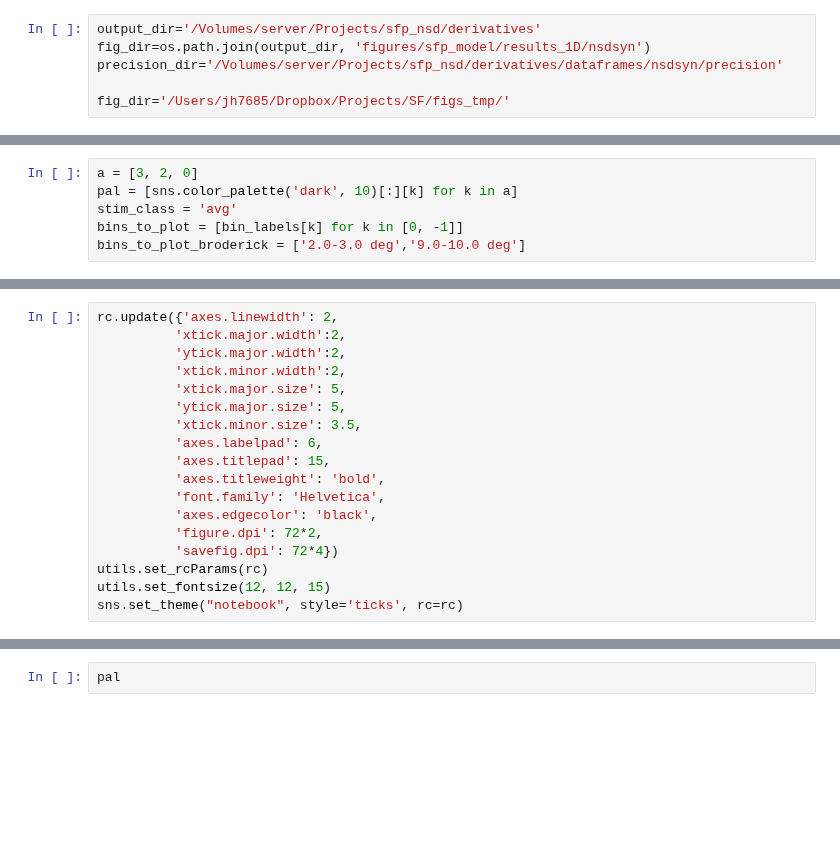
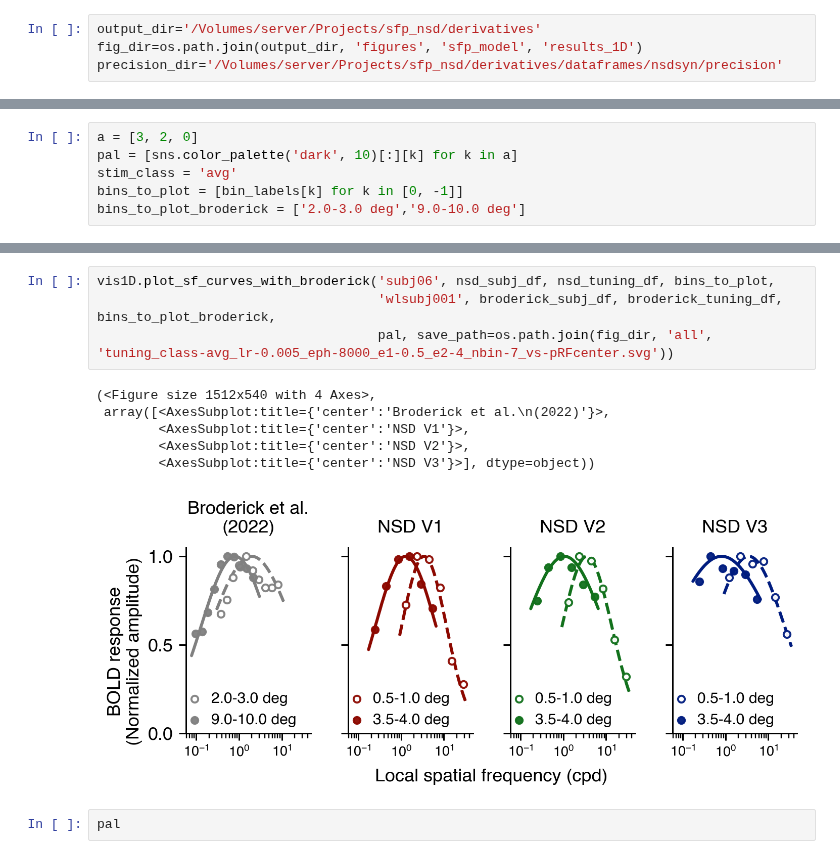
Before and after one commit to JiyeongHa/Spatial-Frequency-Preference_NSDsyn, a Jupyter notebook: notebooks/2.3-plot-tuning-curve-results.ipynb, the cells around one changed output, grey strips where cells are left out. Cells and saved outputs as stored; diff of their text form; blank space fills up the shorter version.

Commit message:
function for plotting all dataset's tuning curves

```diff
--- a/notebooks/2.3-plot-tuning-curve-results.ipynb
+++ b/notebooks/2.3-plot-tuning-curve-results.ipynb
@@ -46,9 +48,7 @@ mpl.rcParams.update(rc)
 # %%
 output_dir='/Volumes/server/Projects/sfp_nsd/derivatives'
-fig_dir=os.path.join(output_dir, 'figures/sfp_model/results_1D/nsdsyn')
+fig_dir=os.path.join(output_dir, 'figures', 'sfp_model', 'results_1D')
 precision_dir='/Volumes/server/Projects/sfp_nsd/derivatives/dataframes/nsdsyn/precision'
-
-fig_dir='/Users/jh7685/Dropbox/Projects/SF/figs_tmp/'
 # %%
 stim_classes=['annulus', 'pinwheel', 'forward spiral', 'reverse spiral']
 roi_list=['V1','V2','V3']
@@ -150,18 +135,0 @@ array(['1.0-2.0 deg', '2.0-3.0 deg', '3.0-4.0 deg', '4.0-5.0 deg',
-# %%
-rc.update({'axes.linewidth': 2,
-          'xtick.major.width':2,
-          'ytick.major.width':2,
-          'xtick.minor.width':2,
-          'xtick.major.size': 5,
-          'ytick.major.size': 5,
-          'xtick.minor.size': 3.5,
-          'axes.labelpad': 6,
-          'axes.titlepad': 15,
-          'axes.titleweight': 'bold',
-          'font.family': 'Helvetica',
-          'axes.edgecolor': 'black',
-          'figure.dpi': 72*2,
-          'savefig.dpi': 72*4})
-utils.set_rcParams(rc)
-utils.set_fontsize(12, 12, 15)
-sns.set_theme("notebook", style='ticks', rc=rc)
@@ -281,3 +136,14 @@ utils.save_fig(save_path)
+# %%
+vis1D.plot_sf_curves_with_broderick('subj06', nsd_subj_df, nsd_tuning_df, bins_to_plot,
+                                    'wlsubj001', broderick_subj_df, broderick_tuning_df, bins_to_plot_broderick,
+                                    pal, save_path=os.path.join(fig_dir, 'all', 'tuning_class-avg_lr-0.005_eph-8000_e1-0.5_e2-4_nbin-7_vs-pRFcenter.svg'))
+# %% [output]
+(<Figure size 1512x540 with 4 Axes>,
+ array([<AxesSubplot:title={'center':'Broderick et al.\n(2022)'}>,
+        <AxesSubplot:title={'center':'NSD V1'}>,
+        <AxesSubplot:title={'center':'NSD V2'}>,
+        <AxesSubplot:title={'center':'NSD V3'}>], dtype=object))
+[figure, added]
 # %%
 pal
 # %% [output]
```
Also changed, not shown: parts of 4 cells of this notebook, 1 other file.
